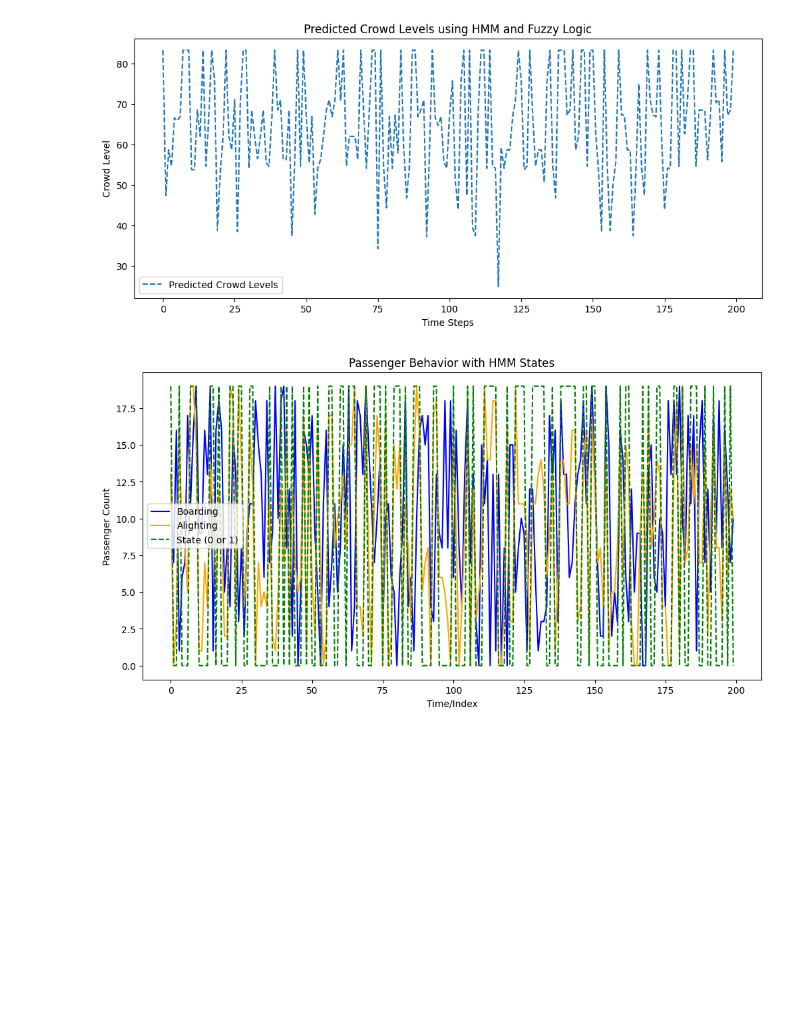
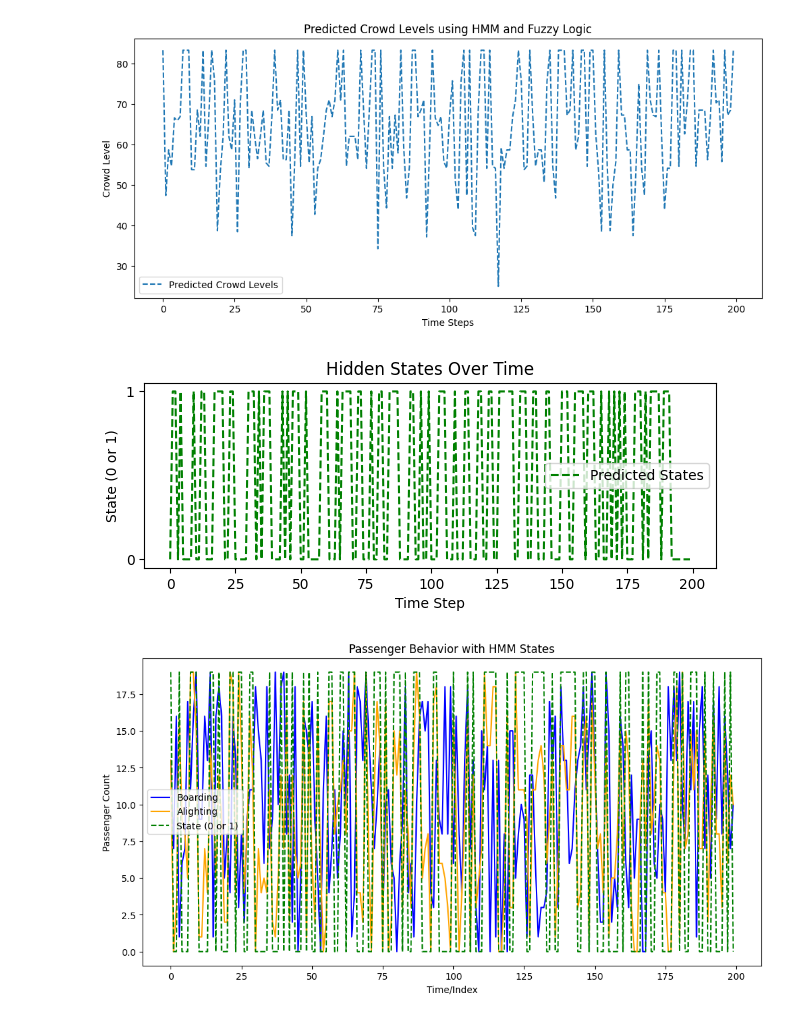
Before and after one commit to Phionanamugga/Predicting_Passenger_Flow_in_Autonomous_Transport, a Jupyter notebook: Predicting_Passenger_Flow_in_Autonomous_Transport.ipynb, the cells around one changed output. Cells and saved outputs as stored; diff of their text form; code cells hidden in the pictures; blank space fills up the shorter version.

Commit message:
visualizes hidden states[Delivers#189008568]

```diff
--- a/Predicting_Passenger_Flow_in_Autonomous_Transport.ipynb
+++ b/Predicting_Passenger_Flow_in_Autonomous_Transport.ipynb
@@ -57,6 +57,20 @@ plt.legend()
 plt.show()
 # %% [output]
 [figure]
+# %%
+# Plotting hidden states being in state of 1 or 0
+plt.subplot(2, 1, 2)
+plt.plot(states, label="Predicted States", color="green", linestyle="--")
+plt.title("Hidden States Over Time")
+plt.xlabel("Time Step")
+plt.ylabel("State (0 or 1)")
+plt.yticks([0, 1])
+plt.legend()
+
+plt.tight_layout()
+plt.show()
+# %% [output]
+[figure, added]
 # %%
 plt.figure(figsize=(12, 6))
 plt.plot(boarding_data, label="Boarding", color="blue")
```
